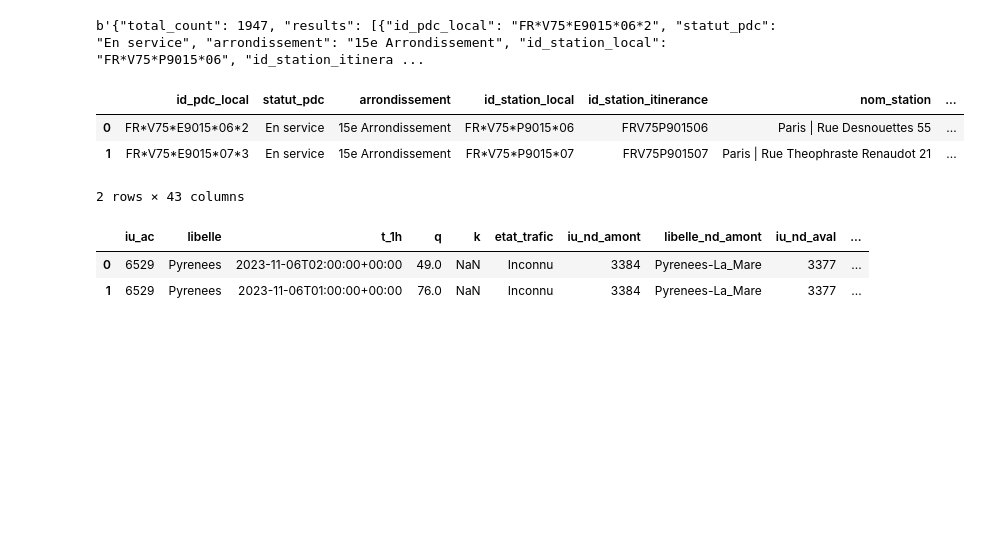
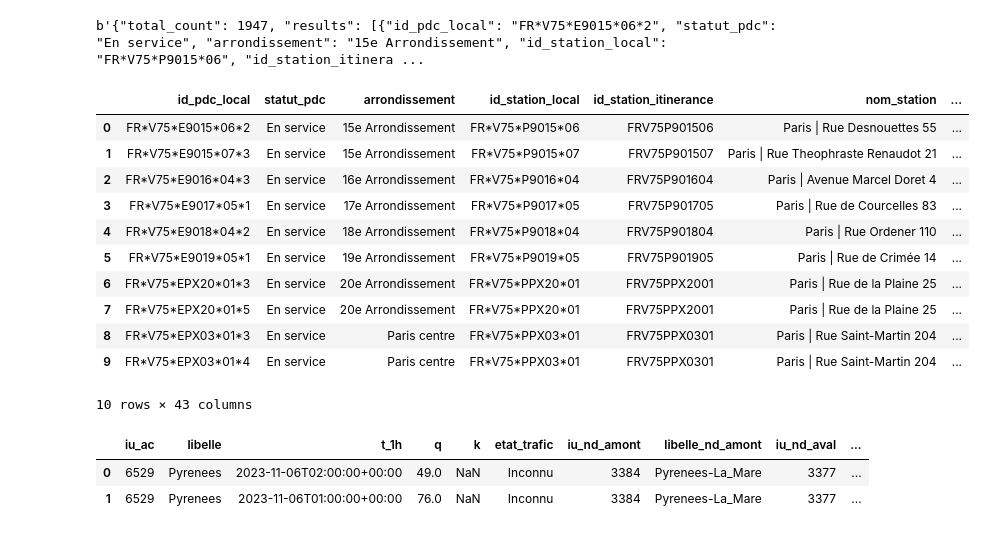
Before and after one commit to dantruski/Projet-Python-DS-Belib, a Jupyter notebook: utilapi.ipynb, the cells around one changed output. Cells and saved outputs as stored; diff of their text form; code cells hidden in the pictures; blank space fills up the shorter version.

```diff
--- a/utilapi.ipynb
+++ b/utilapi.ipynb
@@ -9,7 +9,7 @@ url_belibstat = "https://opendata.paris.fr/api/explore/v2.1/catalog/datasets/bel
 
 url_count = "https://opendata.paris.fr/api/explore/v2.1/catalog/datasets/comptages-routiers-permanents/records?"
 
-url_belibdyn = "https://parisdata.opendatasoft.com/api/explore/v2.1/catalog/datasets/belib-points-de-recharge-pour-vehicules-electriques-disponibilite-temps-reel/records?limit=50"
+url_belibdyn = "https://parisdata.opendatasoft.com/api/explore/v2.1/catalog/datasets/belib-points-de-recharge-pour-vehicules-electriques-disponibilite-temps-reel/records?limit=50&sort=last_updated&order=desc"
 # %%
 print(req.content[:1000])
 # %% [output]
@@ -31,13 +31,21 @@ def get_dpe_from_url(url):
 # %%
 dpe_belibstat = get_dpe_from_url(url_belibstat)
 dpe_count = get_dpe_from_url(url_count)
 dpe_belibdyn = get_dpe_from_url(url_belibdyn)
-dpe_belibstat.head(2)
+dpe_belibstat.head(20)
 # %% [output]
 |  | id_pdc_local | statut_pdc | arrondissement | id_station_local | id_station_itinerance | nom_station | ... |
 | 0 | FR*V75*E9015*06*2 | En service | 15e Arrondissement | FR*V75*P9015*06 | FRV75P901506 | Paris | Rue Desnouettes 55 | ... |
 | 1 | FR*V75*E9015*07*3 | En service | 15e Arrondissement | FR*V75*P9015*07 | FRV75P901507 | Paris | Rue Theophraste Renaudot 21 | ... |
+| 2 | FR*V75*E9016*04*3 | En service | 16e Arrondissement | FR*V75*P9016*04 | FRV75P901604 | Paris | Avenue Marcel Doret 4 | ... |
+| 3 | FR*V75*E9017*05*1 | En service | 17e Arrondissement | FR*V75*P9017*05 | FRV75P901705 | Paris | Rue de Courcelles 83 | ... |
+| 4 | FR*V75*E9018*04*2 | En service | 18e Arrondissement | FR*V75*P9018*04 | FRV75P901804 | Paris | Rue Ordener 110 | ... |
+| 5 | FR*V75*E9019*05*1 | En service | 19e Arrondissement | FR*V75*P9019*05 | FRV75P901905 | Paris | Rue de Crimée 14 | ... |
+| 6 | FR*V75*EPX20*01*3 | En service | 20e Arrondissement | FR*V75*PPX20*01 | FRV75PPX2001 | Paris | Rue de la Plaine 25 | ... |
+| 7 | FR*V75*EPX20*01*5 | En service | 20e Arrondissement | FR*V75*PPX20*01 | FRV75PPX2001 | Paris | Rue de la Plaine 25 | ... |
+| 8 | FR*V75*EPX03*01*3 | En service | Paris centre | FR*V75*PPX03*01 | FRV75PPX0301 | Paris | Rue Saint-Martin 204 | ... |
+| 9 | FR*V75*EPX03*01*4 | En service | Paris centre | FR*V75*PPX03*01 | FRV75PPX0301 | Paris | Rue Saint-Martin 204 | ... |
-2 rows × 43 columns
+10 rows × 43 columns
 # %%
 dpe_count.head(2)
 # %% [output]
```
